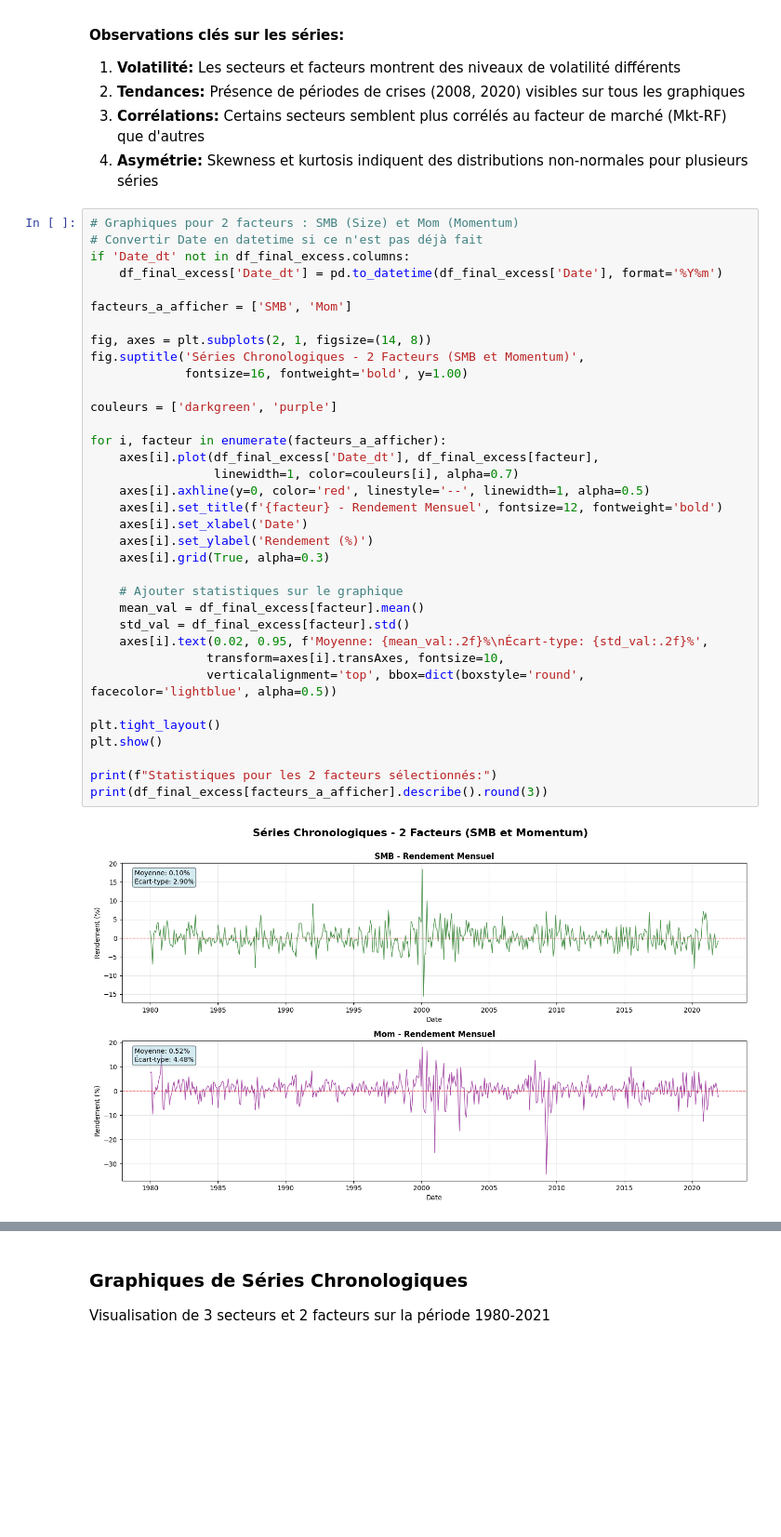
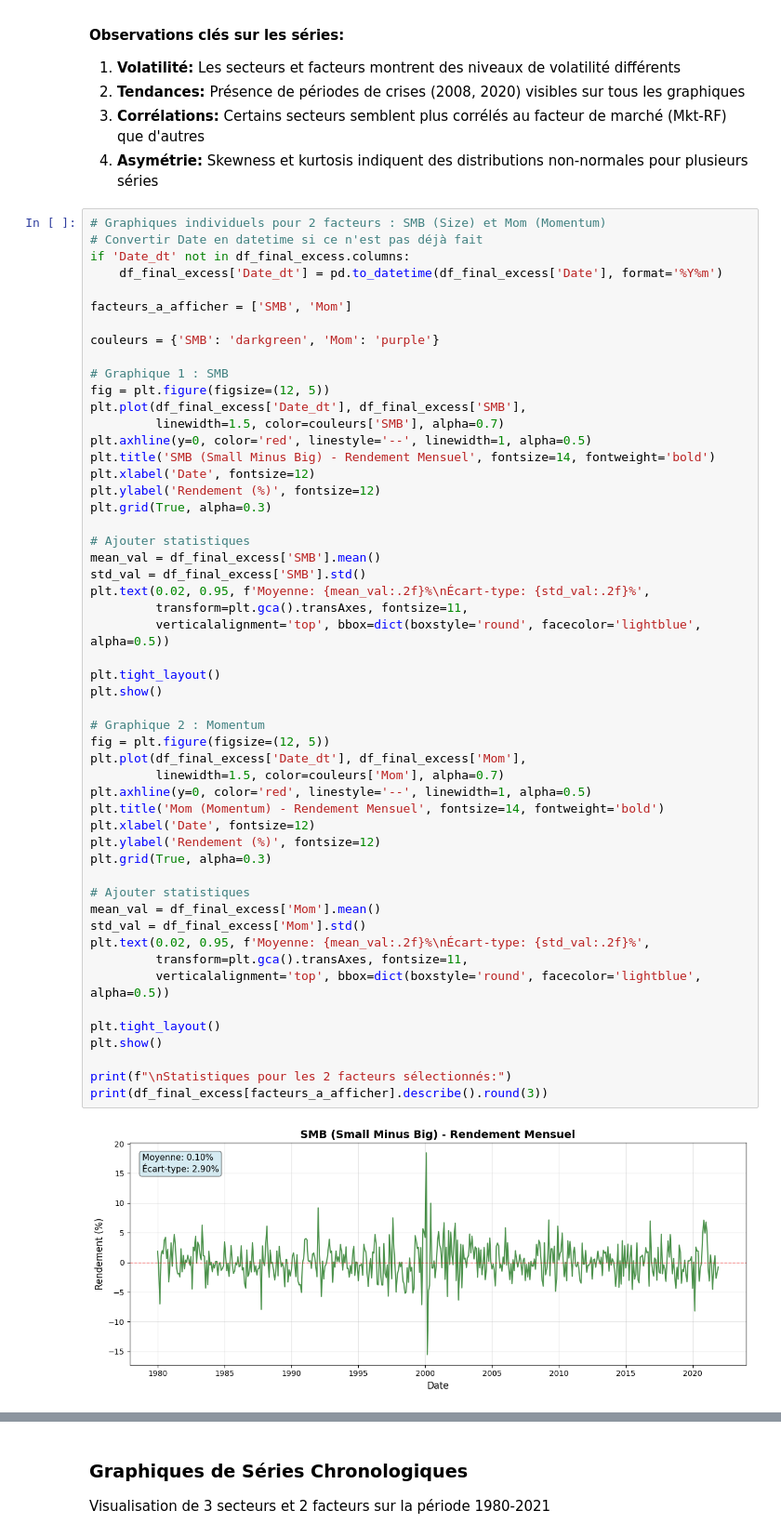
Before and after one commit to VincentD1209/TP3-Econo, a Jupyter notebook: TP3.ipynb, the cells around one changed output, grey strips where cells are left out. Shown at 93% size. Saved outputs shown, nothing was run; the diff lists cells and outputs as text; blank space fills up the shorter version.

```diff
--- a/TP3.ipynb
+++ b/TP3.ipynb
@@ -301,39 +301,56 @@ Premières lignes:
 3. **Corrélations:** Certains secteurs semblent plus corrélés au facteur de marché (Mkt-RF) que d'autres
 4. **Asymétrie:** Skewness et kurtosis indiquent des distributions non-normales pour plusieurs séries
 # %%
-# Graphiques pour 2 facteurs : SMB (Size) et Mom (Momentum)
+# Graphiques individuels pour 2 facteurs : SMB (Size) et Mom (Momentum)
 # Convertir Date en datetime si ce n'est pas déjà fait
 if 'Date_dt' not in df_final_excess.columns:
     df_final_excess['Date_dt'] = pd.to_datetime(df_final_excess['Date'], format='%Y%m')
 
 facteurs_a_afficher = ['SMB', 'Mom']
 
-fig, axes = plt.subplots(2, 1, figsize=(14, 8))
-fig.suptitle('Séries Chronologiques - 2 Facteurs (SMB et Momentum)',
-             fontsize=16, fontweight='bold', y=1.00)
+couleurs = {'SMB': 'darkgreen', 'Mom': 'purple'}
 
-couleurs = ['darkgreen', 'purple']
+# Graphique 1 : SMB
+fig = plt.figure(figsize=(12, 5))
+plt.plot(df_final_excess['Date_dt'], df_final_excess['SMB'],
+         linewidth=1.5, color=couleurs['SMB'], alpha=0.7)
+plt.axhline(y=0, color='red', linestyle='--', linewidth=1, alpha=0.5)
+plt.title('SMB (Small Minus Big) - Rendement Mensuel', fontsize=14, fontweight='bold')
+plt.xlabel('Date', fontsize=12)
+plt.ylabel('Rendement (%)', fontsize=12)
+plt.grid(True, alpha=0.3)
 
-for i, facteur in enumerate(facteurs_a_afficher):
-    axes[i].plot(df_final_excess['Date_dt'], df_final_excess[facteur],
-                 linewidth=1, color=couleurs[i], alpha=0.7)
-    axes[i].axhline(y=0, color='red', linestyle='--', linewidth=1, alpha=0.5)
-    axes[i].set_title(f'{facteur} - Rendement Mensuel', fontsize=12, fontweight='bold')
-    axes[i].set_xlabel('Date')
-    axes[i].set_ylabel('Rendement (%)')
-    axes[i].grid(True, alpha=0.3)
-
-    # Ajouter statistiques sur le graphique
-    mean_val = df_final_excess[facteur].mean()
-    std_val = df_final_excess[facteur].std()
-    axes[i].text(0.02, 0.95, f'Moyenne: {mean_val:.2f}%\nÉcart-type: {std_val:.2f}%',
-                transform=axes[i].transAxes, fontsize=10,
-                verticalalignment='top', bbox=dict(boxstyle='round', facecolor='lightblue', alpha=0.5))
+# Ajouter statistiques
+mean_val = df_final_excess['SMB'].mean()
+std_val = df_final_excess['SMB'].std()
+plt.text(0.02, 0.95, f'Moyenne: {mean_val:.2f}%\nÉcart-type: {std_val:.2f}%',
+         transform=plt.gca().transAxes, fontsize=11,
+         verticalalignment='top', bbox=dict(boxstyle='round', facecolor='lightblue', alpha=0.5))
 
 plt.tight_layout()
 plt.show()
 
-print(f"Statistiques pour les 2 facteurs sélectionnés:")
+# Graphique 2 : Momentum
+fig = plt.figure(figsize=(12, 5))
+plt.plot(df_final_excess['Date_dt'], df_final_excess['Mom'],
+         linewidth=1.5, color=couleurs['Mom'], alpha=0.7)
+plt.axhline(y=0, color='red', linestyle='--', linewidth=1, alpha=0.5)
+plt.title('Mom (Momentum) - Rendement Mensuel', fontsize=14, fontweight='bold')
+plt.xlabel('Date', fontsize=12)
+plt.ylabel('Rendement (%)', fontsize=12)
+plt.grid(True, alpha=0.3)
+
+# Ajouter statistiques
+mean_val = df_final_excess['Mom'].mean()
+std_val = df_final_excess['Mom'].std()
+plt.text(0.02, 0.95, f'Moyenne: {mean_val:.2f}%\nÉcart-type: {std_val:.2f}%',
+         transform=plt.gca().transAxes, fontsize=11,
+         verticalalignment='top', bbox=dict(boxstyle='round', facecolor='lightblue', alpha=0.5))
+
+plt.tight_layout()
+plt.show()
+
+print(f"\nStatistiques pour les 2 facteurs sélectionnés:")
 print(df_final_excess[facteurs_a_afficher].describe().round(3))
 # %% [output]
-[figure, old version]
+[figure, new version]
```
Also changed, not shown: parts of 3 cells of this notebook.
